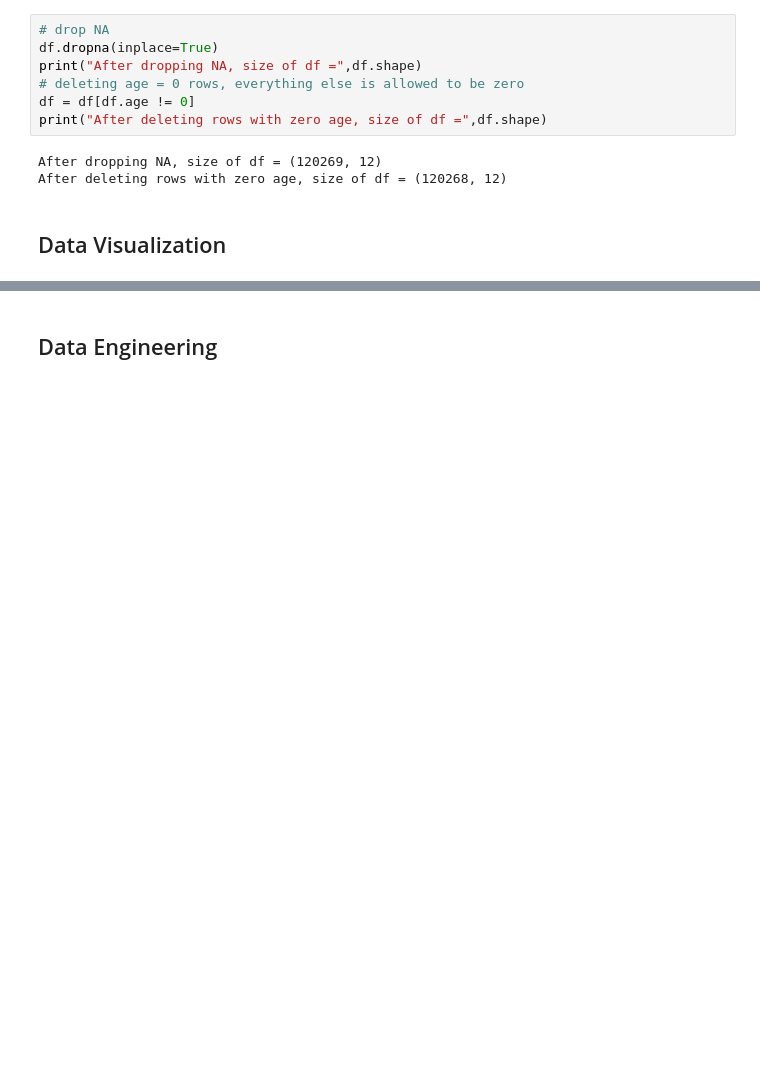
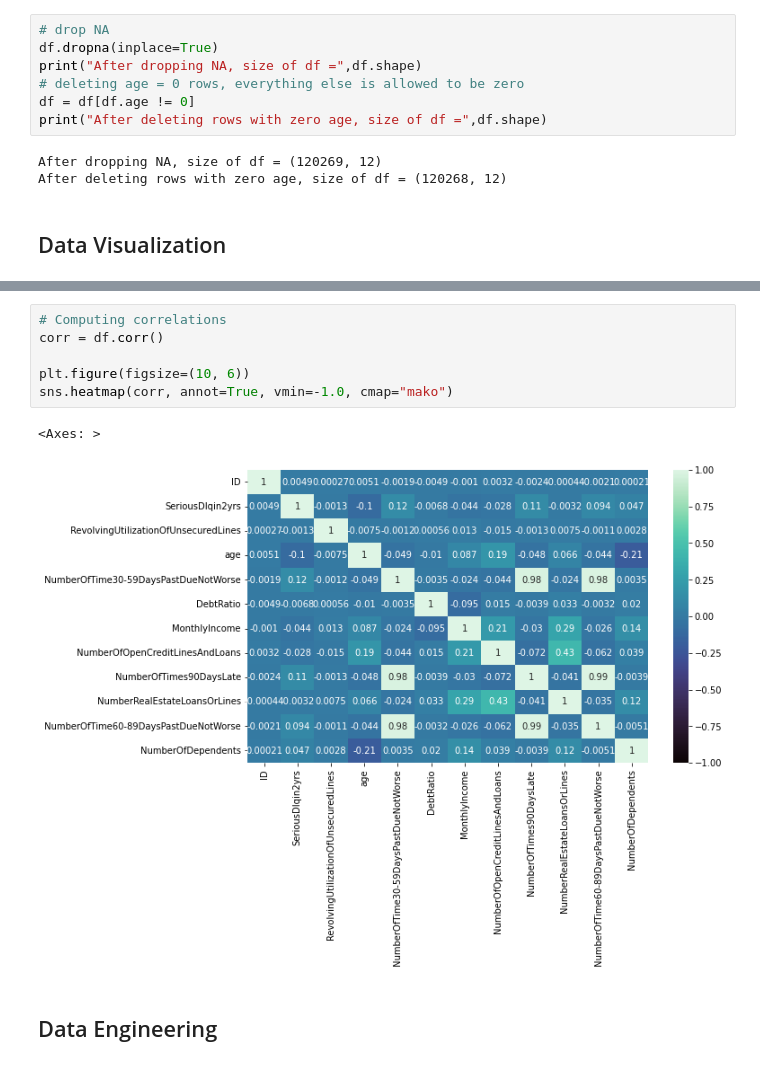
Before and after one commit to tanujmath/CreditGuard, a Jupyter notebook: data-cleaning.ipynb, the cells around one changed output, grey strips where cells are left out. Saved outputs shown, nothing was run; the diff lists cells and outputs as text; blank space fills up the shorter version.

```diff
--- a/data-cleaning.ipynb
+++ b/data-cleaning.ipynb
@@ -98,2 +120,11 @@ Text(0.5, 1.0, 'Number Of Times 90 Days Late Scatter Plot')
+# %%
+# Computing correlations
+corr = df.corr()
+
+plt.figure(figsize=(10, 6))
+sns.heatmap(corr, annot=True, vmin=-1.0, cmap="mako")
+# %% [output]
+<Axes: >
+[figure, added]
 # %% [markdown]
 ## Data Engineering
```
Also changed, not shown: parts of 25 cells of this notebook, 1 other file.
